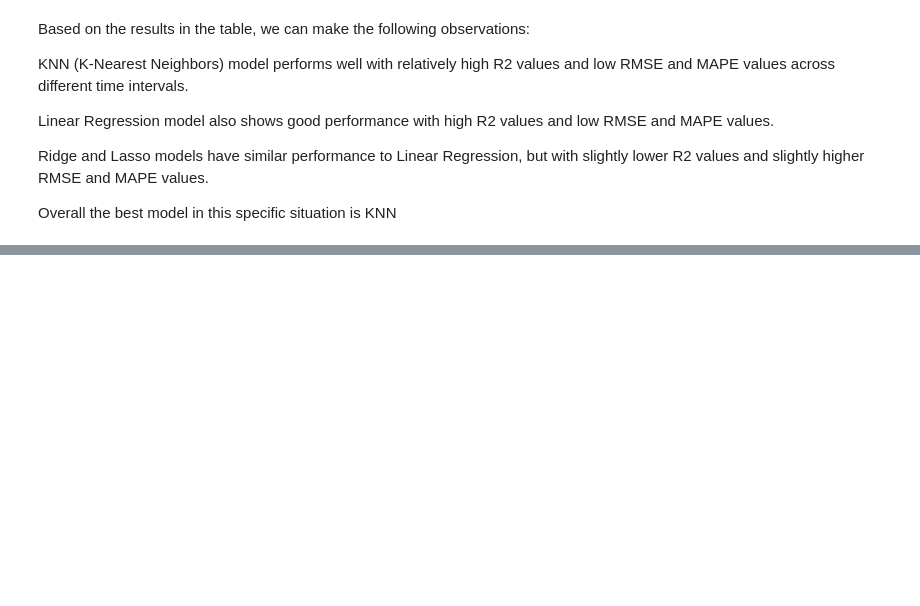
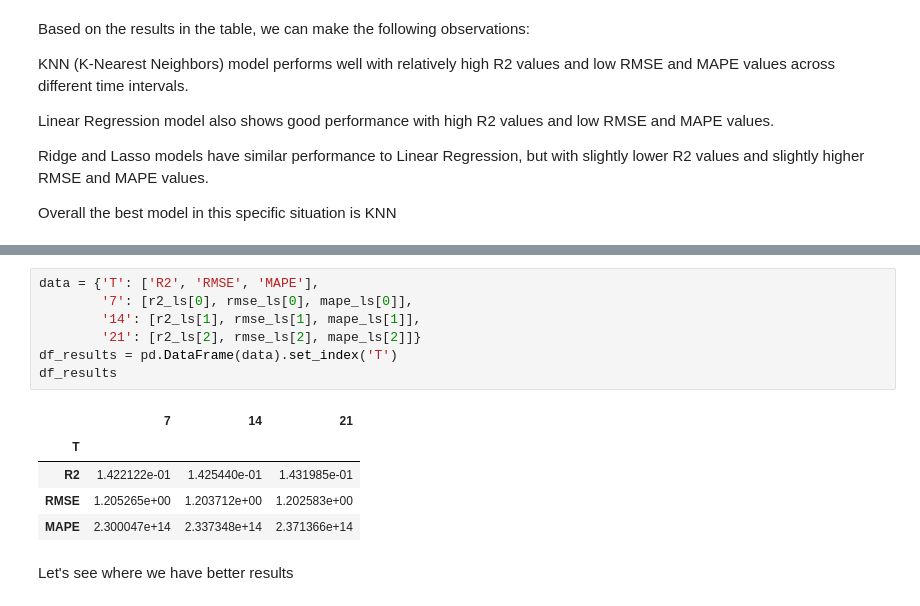
Before and after one commit to LeoBello00/jbook_ml202330, a Jupyter notebook: _sources/Excercise_4.ipynb, the cells around one changed output, grey strips where cells are left out. Cells and saved outputs as stored; diff of their text form; blank space fills up the shorter version.

```diff
--- a/_sources/Excercise_4.ipynb
+++ b/_sources/Excercise_4.ipynb
@@ -373,0 +413,15 @@ Overall the best model in this specific situation is KNN
+# %%
+data = {'T': ['R2', 'RMSE', 'MAPE'],
+        '7': [r2_ls[0], rmse_ls[0], mape_ls[0]],
+        '14': [r2_ls[1], rmse_ls[1], mape_ls[1]],
+        '21': [r2_ls[2], rmse_ls[2], mape_ls[2]]}
+df_results = pd.DataFrame(data).set_index('T')
+df_results
+# %% [output]
+|  | 7 | 14 | 21 |
+| T |  |  |  |
+| R2 | 1.422122e-01 | 1.425440e-01 | 1.431985e-01 |
+| RMSE | 1.205265e+00 | 1.203712e+00 | 1.202583e+00 |
+| MAPE | 2.300047e+14 | 2.337348e+14 | 2.371366e+14 |
+# %% [markdown]
+Let's see where we have better results
```
Also changed, not shown: parts of 5 cells of this notebook, 2 other files.
